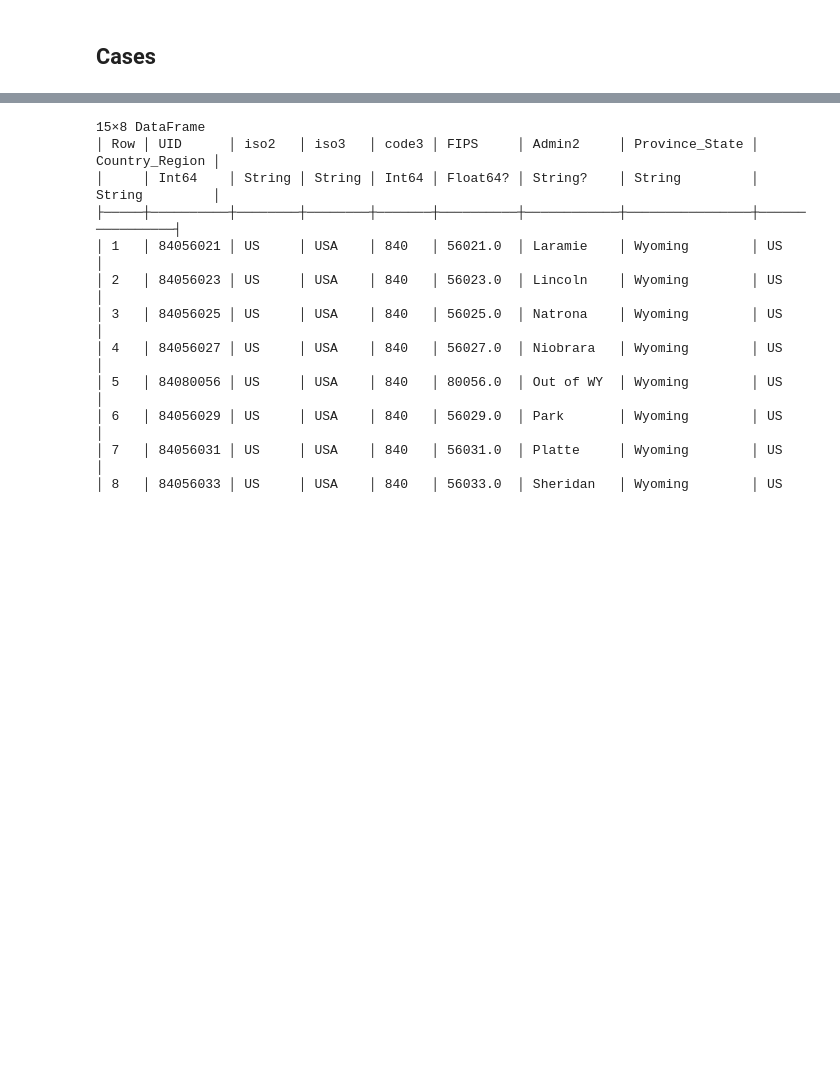
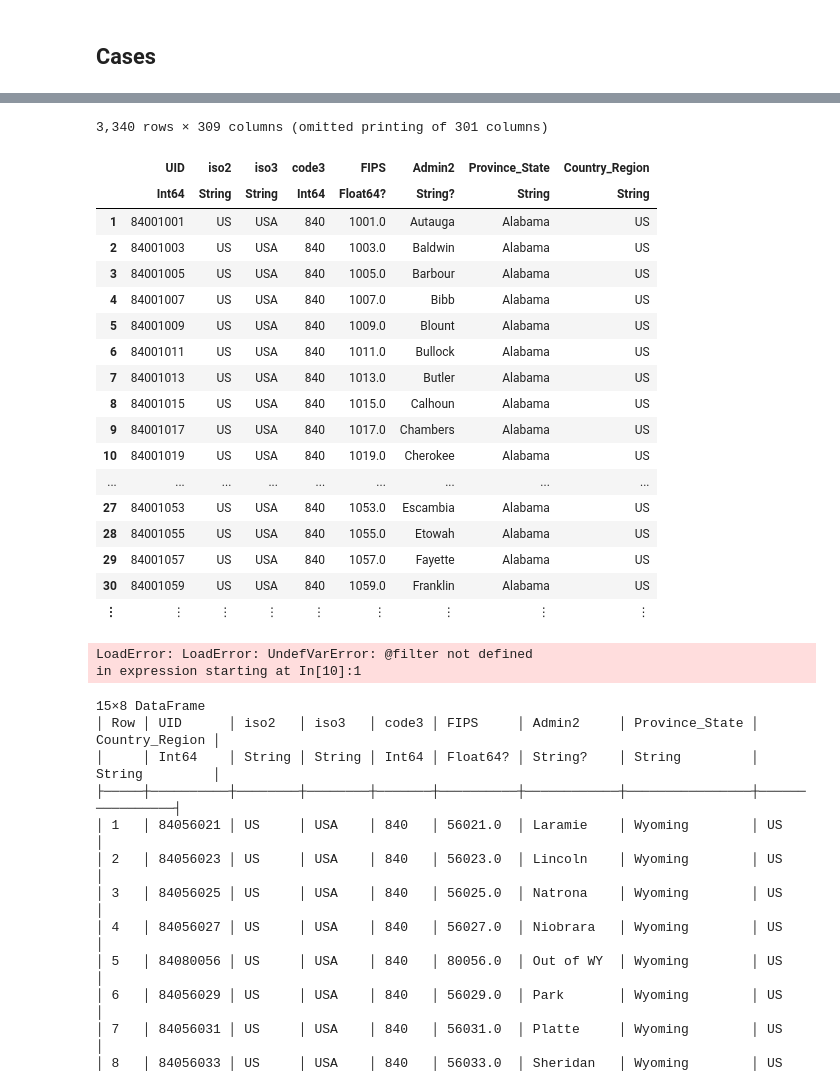
Before and after one commit to jwalsh1-chwy/7ml7w, a Jupyter notebook: julia/Johns Hopkins COVID Data Analysis.ipynb, the cells around one changed output, grey strips where cells are left out. Saved outputs shown, nothing was run; the diff lists cells and outputs as text; code cells hidden in the pictures; blank space fills up the shorter version.

```diff
--- a/julia/Johns Hopkins COVID Data Analysis.ipynb
+++ b/julia/Johns Hopkins COVID Data Analysis.ipynb
@@ -91,3 +89,30 @@ Any["UID" Int64; "iso2" String; "iso3" String; "code3" Int64; "FIPS" Union{Missi
+# %%
+covidcases
+# %% [output]
+3,340 rows × 309 columns (omitted printing of 301 columns)
+|  | UID | iso2 | iso3 | code3 | FIPS | Admin2 | Province_State | Country_Region |
+|  | Int64 | String | String | Int64 | Float64? | String? | String | String |
+| 1 | 84001001 | US | USA | 840 | 1001.0 | Autauga | Alabama | US |
+| 2 | 84001003 | US | USA | 840 | 1003.0 | Baldwin | Alabama | US |
+| 3 | 84001005 | US | USA | 840 | 1005.0 | Barbour | Alabama | US |
+| 4 | 84001007 | US | USA | 840 | 1007.0 | Bibb | Alabama | US |
+| 5 | 84001009 | US | USA | 840 | 1009.0 | Blount | Alabama | US |
+| 6 | 84001011 | US | USA | 840 | 1011.0 | Bullock | Alabama | US |
+| 7 | 84001013 | US | USA | 840 | 1013.0 | Butler | Alabama | US |
+| 8 | 84001015 | US | USA | 840 | 1015.0 | Calhoun | Alabama | US |
+| 9 | 84001017 | US | USA | 840 | 1017.0 | Chambers | Alabama | US |
+| 10 | 84001019 | US | USA | 840 | 1019.0 | Cherokee | Alabama | US |
+| ... | ... | ... | ... | ... | ... | ... | ... | ... |
+| 27 | 84001053 | US | USA | 840 | 1053.0 | Escambia | Alabama | US |
+| 28 | 84001055 | US | USA | 840 | 1055.0 | Etowah | Alabama | US |
+| 29 | 84001057 | US | USA | 840 | 1057.0 | Fayette | Alabama | US |
+| 30 | 84001059 | US | USA | 840 | 1059.0 | Franklin | Alabama | US |
+| ⋮ | ⋮ | ⋮ | ⋮ | ⋮ | ⋮ | ⋮ | ⋮ | ⋮ |
+# %%
+covidcases |> @filter(_.Province_State ∈ ["Massachusetts"]) |> @filter(_.Admin2 ∈ ["Middlesex"]) |> DataFrame
+# %% [output]
+LoadError: LoadError: UndefVarError: @filter not defined
+in expression starting at In[10]:1
 # %%
 print(last(covidcases[:,[1,2,3,4,5,6,7,8]],15))
 # %% [output]
```
Also changed, not shown: parts of 14 cells of this notebook, 1 other file.
